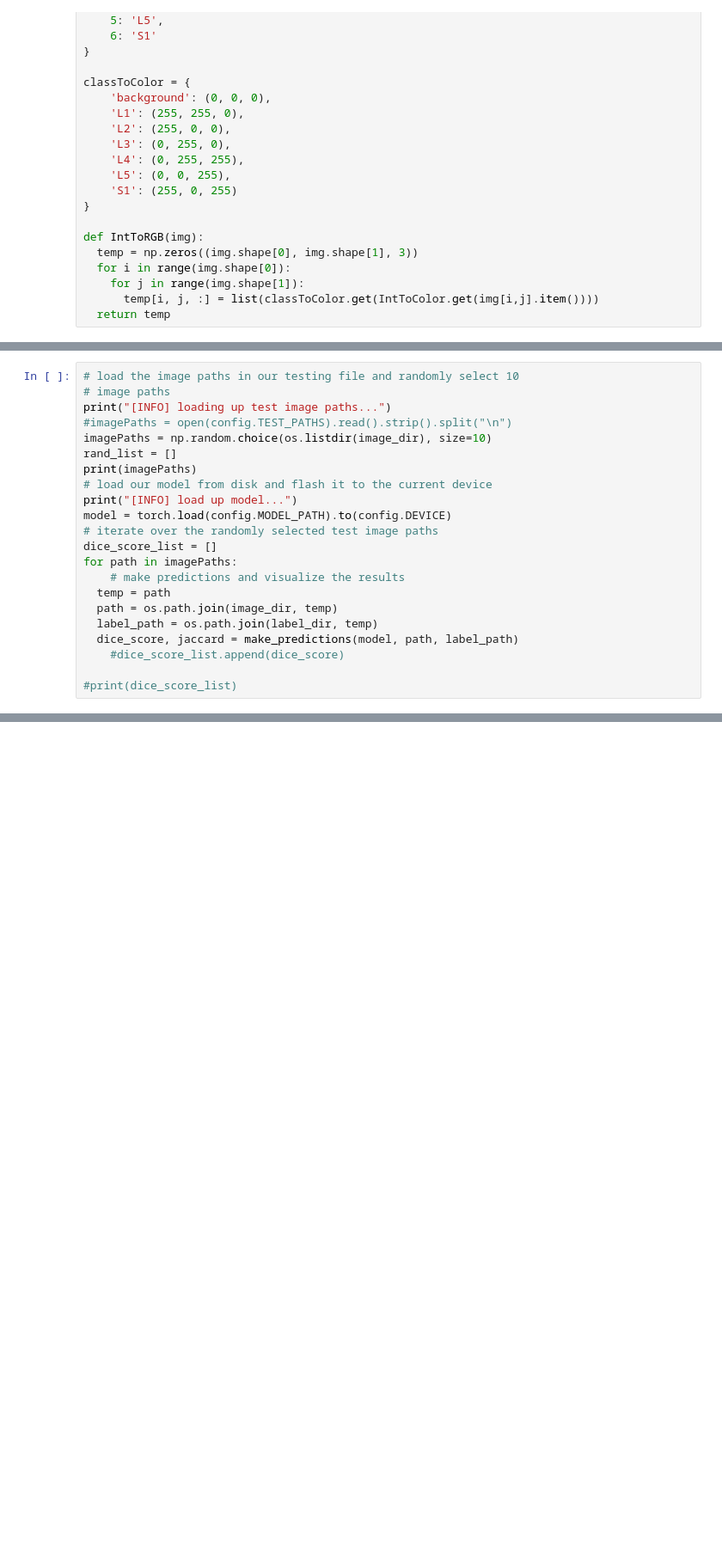
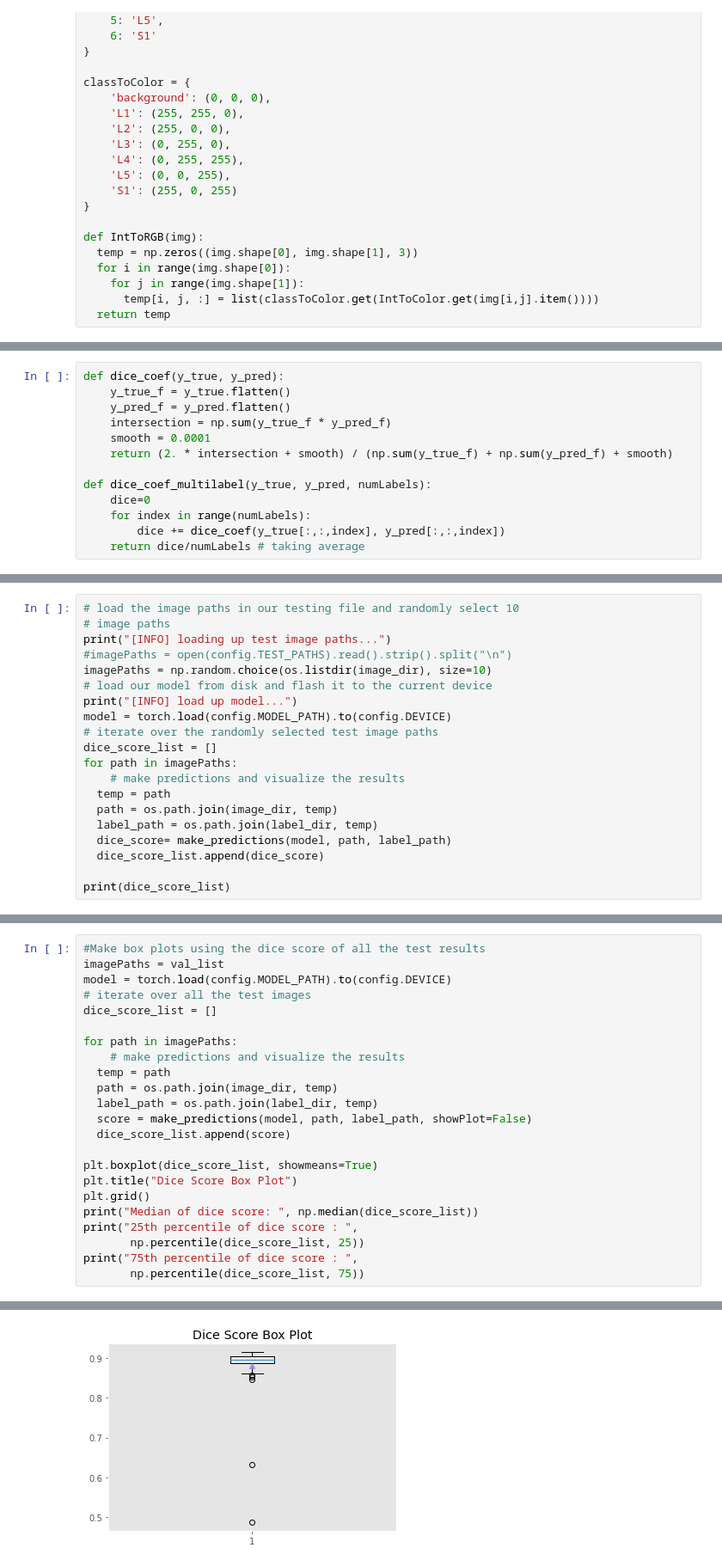
Before and after one commit to easoplee/spine_segmentation, a Jupyter notebook: lumbar_spine.ipynb, the cells around one changed output, grey strips where cells are left out. Shown at 86% size. Saved outputs shown, nothing was run; the diff lists cells and outputs as text; blank space fills up the shorter version.

```diff
--- a/lumbar_spine.ipynb
+++ b/lumbar_spine.ipynb
@@ -833,3 +529,16 @@ def IntToRGB(img):
+# %%
+def dice_coef(y_true, y_pred):
+    y_true_f = y_true.flatten()
+    y_pred_f = y_pred.flatten()
+    intersection = np.sum(y_true_f * y_pred_f)
+    smooth = 0.0001
+    return (2. * intersection + smooth) / (np.sum(y_true_f) + np.sum(y_pred_f) + smooth)
+
+def dice_coef_multilabel(y_true, y_pred, numLabels):
+    dice=0
+    for index in range(numLabels):
+        dice += dice_coef(y_true[:,:,index], y_pred[:,:,index])
+    return dice/numLabels # taking average
 # %%
 from skimage import io
 from skimage import color
@@ -964,8 +614,6 @@ def make_predictions(model, imagePath, labelPath):
 print("[INFO] loading up test image paths...")
 #imagePaths = open(config.TEST_PATHS).read().strip().split("\n")
 imagePaths = np.random.choice(os.listdir(image_dir), size=10)
-rand_list = []
-print(imagePaths)
 # load our model from disk and flash it to the current device
 print("[INFO] load up model...")
 model = torch.load(config.MODEL_PATH).to(config.DEVICE)
@@ -976,9 +624,9 @@ for path in imagePaths:
   temp = path
   path = os.path.join(image_dir, temp)
   label_path = os.path.join(label_dir, temp)
-  dice_score, jaccard = make_predictions(model, path, label_path)
- 	#dice_score_list.append(dice_score)
+  dice_score= make_predictions(model, path, label_path)
+  dice_score_list.append(dice_score)
 
-#print(dice_score_list)
+print(dice_score_list)
 # %% [output]
 [INFO] loading up test image paths...
@@ -1012,0 +651,24 @@ Clipping input data to the valid range for imshow with RGB data ([0..1] for floa
+# %%
+#Make box plots using the dice score of all the test results
+imagePaths = val_list
+model = torch.load(config.MODEL_PATH).to(config.DEVICE)
+# iterate over all the test images
+dice_score_list = []
+
+for path in imagePaths:
+	# make predictions and visualize the results
+  temp = path
+  path = os.path.join(image_dir, temp)
+  label_path = os.path.join(label_dir, temp)
+  score = make_predictions(model, path, label_path, showPlot=False)
+  dice_score_list.append(score)
+
+plt.boxplot(dice_score_list, showmeans=True)
+plt.title("Dice Score Box Plot")
+plt.grid()
+print("Median of dice score: ", np.median(dice_score_list))
+print("25th percentile of dice score : ",
+       np.percentile(dice_score_list, 25))
+print("75th percentile of dice score : ",
+       np.percentile(dice_score_list, 75))
+# %% [output]
@@ -1012,0 +678 @@ Clipping input data to the valid range for imshow with RGB data ([0..1] for floa
+[figure, added]
```
Also changed, not shown: parts of 41 cells of this notebook.
